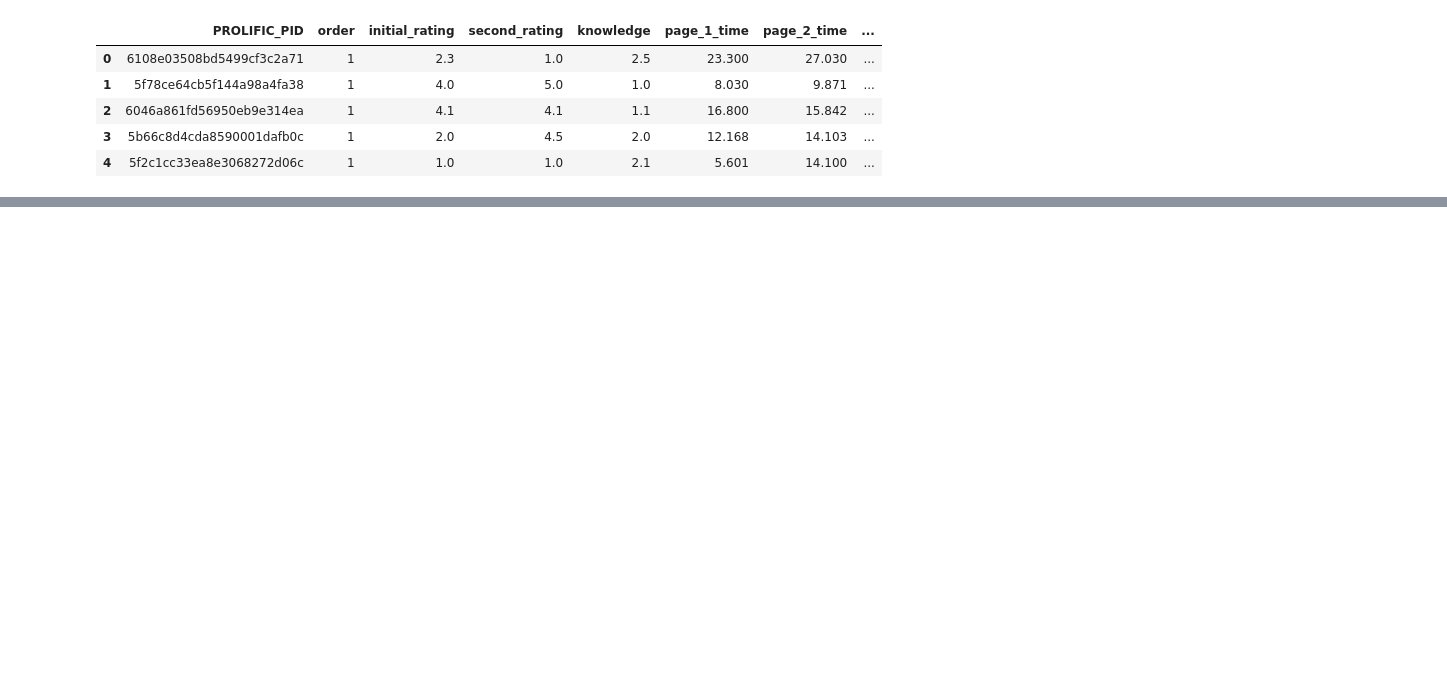
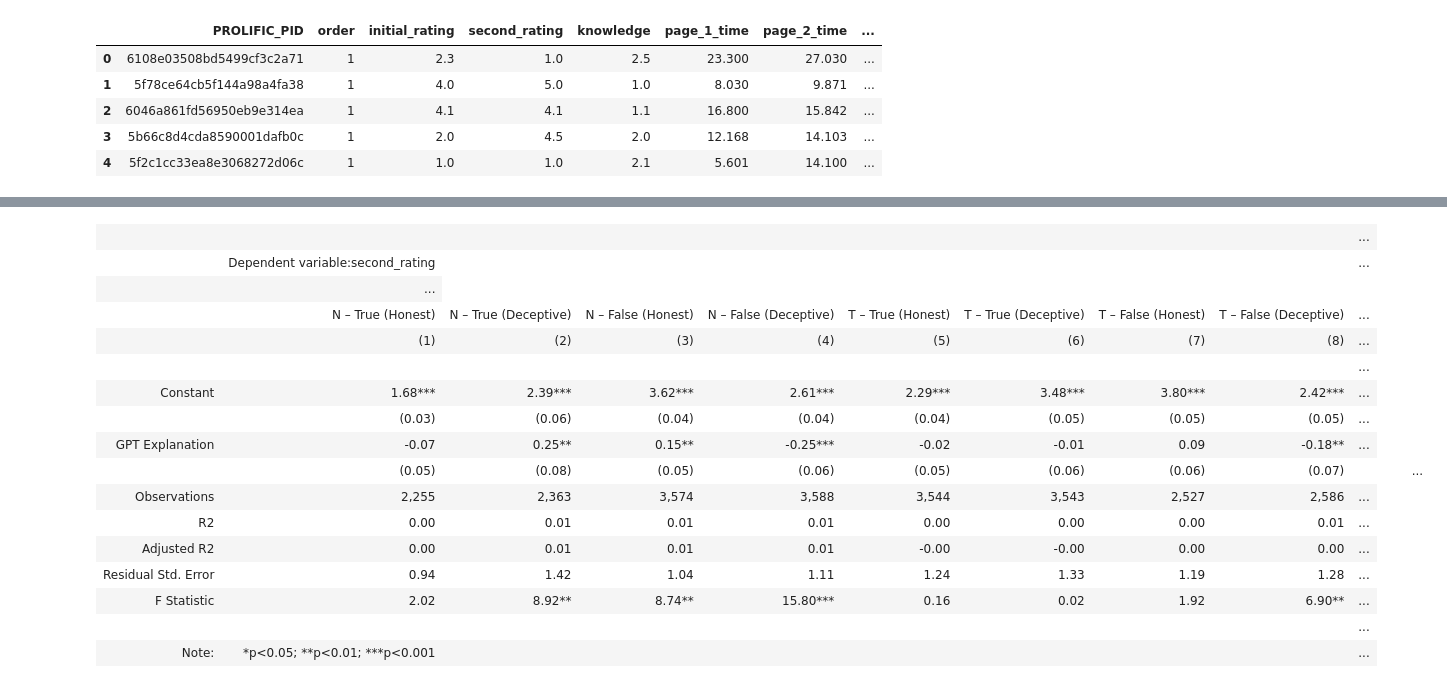
Before and after one commit to valleballe/deceptive-ai, a Jupyter notebook: analysis_1_14_mg.ipynb, the cells around one changed output, grey strips where cells are left out. Saved outputs shown, nothing was run; the diff lists cells and outputs as text; code cells hidden in the pictures; blank space fills up the shorter version.

```diff
--- a/analysis_1_14_mg.ipynb
+++ b/analysis_1_14_mg.ipynb
@@ -73,4 +73,61 @@ True    0                0            0                     299
 Name: PROLIFIC_PID, dtype: int64
+# %%
+x= []
+for stimuli in [0,1]:
+    for truth in [0,1]:
+        for deception in [0,1]:
+            i = df[(df.trivia==stimuli) & (df.true_statement==truth) & (df.deceptive_feedback==deception)]
+            res = sm.OLS(i["second_rating"],
+                                  sm.add_constant(i[[
+    #                                   'deceptive_feedback',
+                                      'explanation',
+    #                                   "deceptive_feedback_x_explanation",
+                                  ]]),
+                                  M=sm.robust.norms.HuberT()).fit(cov_type='cluster', cov_kwds={'groups': i['PROLIFIC_PID']})
+            x.append(res)
+stargazer = Stargazer([x[0],x[1],x[2],x[3],
+                      x[4],x[5],x[6],x[7]])
+stargazer.covariate_order([
+                            'const',
+#     'deceptive_feedback',
+    'explanation',
+#                             "deceptive_feedback_x_explanation",
+
+                          ])
+stargazer.custom_columns(['N – True (Honest)','N – True (Deceptive)',
+                          'N – False (Honest)', 'N – False (Deceptive)',
+                         'T – True (Honest)','T – True (Deceptive)',
+                          'T – False (Honest)', 'T – False (Deceptive)'],
+                         [1,1,1,1,1,1,1,1,])
+stargazer.rename_covariates({
+                            'const':'Constant',
+                            'explanation':"GPT Explanation",
+                            'deceptive_feedback': "Deceptive Feedback",
+                            "deceptive_feedback_x_explanation": "Deceptive GPT Explanation",
+                            })
+stargazer.significant_digits(2)
+stargazer.show_degrees_of_freedom(False)
+stargazer.significance_levels([0.05, 0.01, 0.001])
+stargazer.show_model_numbers(True)
+HTML(stargazer.render_html())
+# %% [output]
+|  |  |  |  |  |  |  |  |  | ... |
+|  | Dependent variable:second_rating |  |  |  |  |  |  |  | ... |
+|  | ... |
+|  | N – True (Honest) | N – True (Deceptive) | N – False (Honest) | N – False (Deceptive) | T – True (Honest) | T – True (Deceptive) | T – False (Honest) | T – False (Deceptive) | ... |
+|  | (1) | (2) | (3) | (4) | (5) | (6) | (7) | (8) | ... |
+|  |  |  |  |  |  |  |  |  | ... |
+| Constant | 1.68*** | 2.39*** | 3.62*** | 2.61*** | 2.29*** | 3.48*** | 3.80*** | 2.42*** | ... |
+|  | (0.03) | (0.06) | (0.04) | (0.04) | (0.04) | (0.05) | (0.05) | (0.05) | ... |
+| GPT Explanation | -0.07 | 0.25** | 0.15** | -0.25*** | -0.02 | -0.01 | 0.09 | -0.18** | ... |
+|  | (0.05) | (0.08) | (0.05) | (0.06) | (0.05) | (0.06) | (0.06) | (0.07) |  |  |  | ... |
+| Observations | 2,255 | 2,363 | 3,574 | 3,588 | 3,544 | 3,543 | 2,527 | 2,586 | ... |
+| R2 | 0.00 | 0.01 | 0.01 | 0.01 | 0.00 | 0.00 | 0.00 | 0.01 | ... |
+| Adjusted R2 | 0.00 | 0.01 | 0.01 | 0.01 | -0.00 | -0.00 | 0.00 | 0.00 | ... |
+| Residual Std. Error | 0.94 | 1.42 | 1.04 | 1.11 | 1.24 | 1.33 | 1.19 | 1.28 | ... |
+| F Statistic | 2.02 | 8.92** | 8.74** | 15.80*** | 0.16 | 0.02 | 1.92 | 6.90** | ... |
+|  |  |  |  |  |  |  |  |  | ... |
+| Note: | *p<0.05; **p<0.01; ***p<0.001 |  |  |  |  |  |  |  | ... |
 # %%
 x = []
 for stimuli in [0,1]:
```
Also changed, not shown: parts of 6 cells of this notebook.
